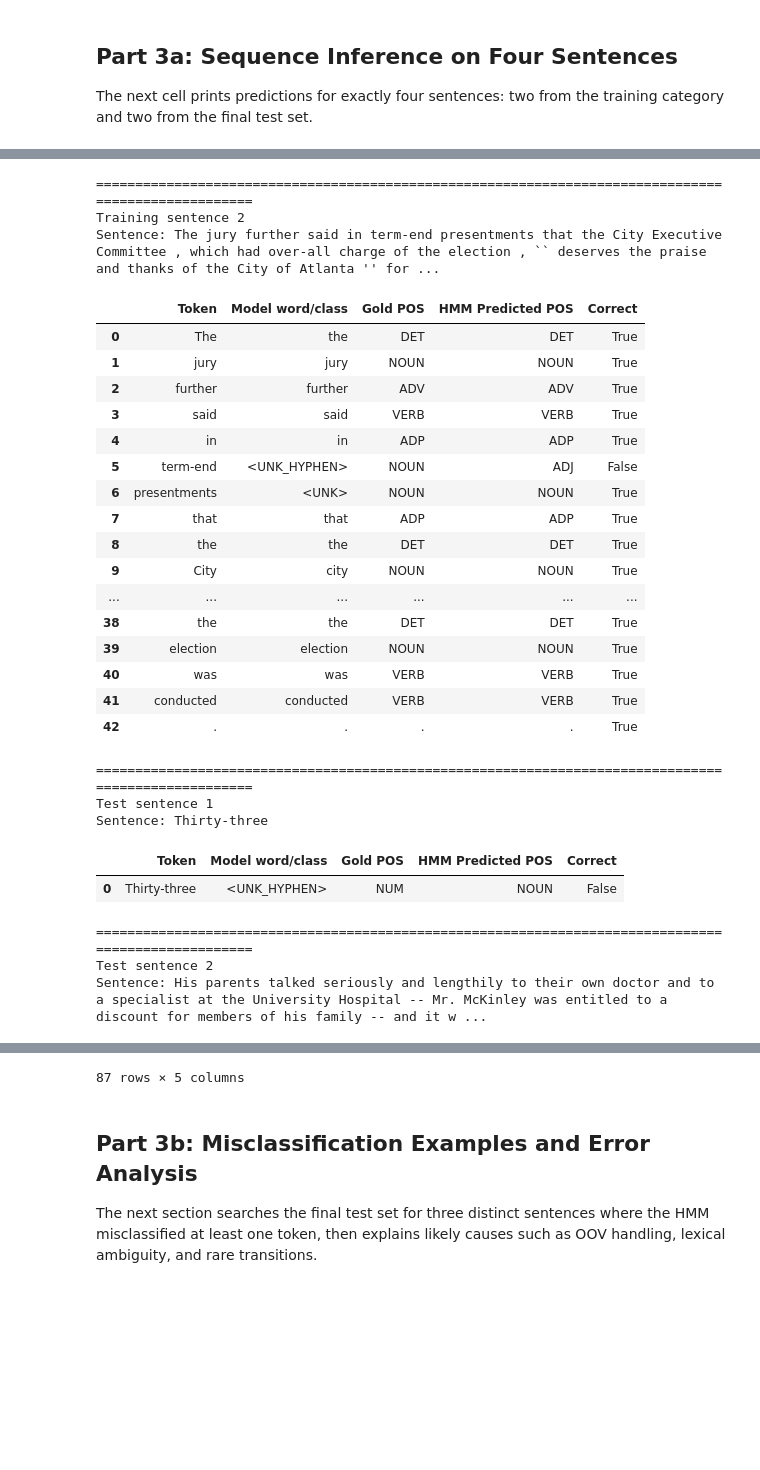
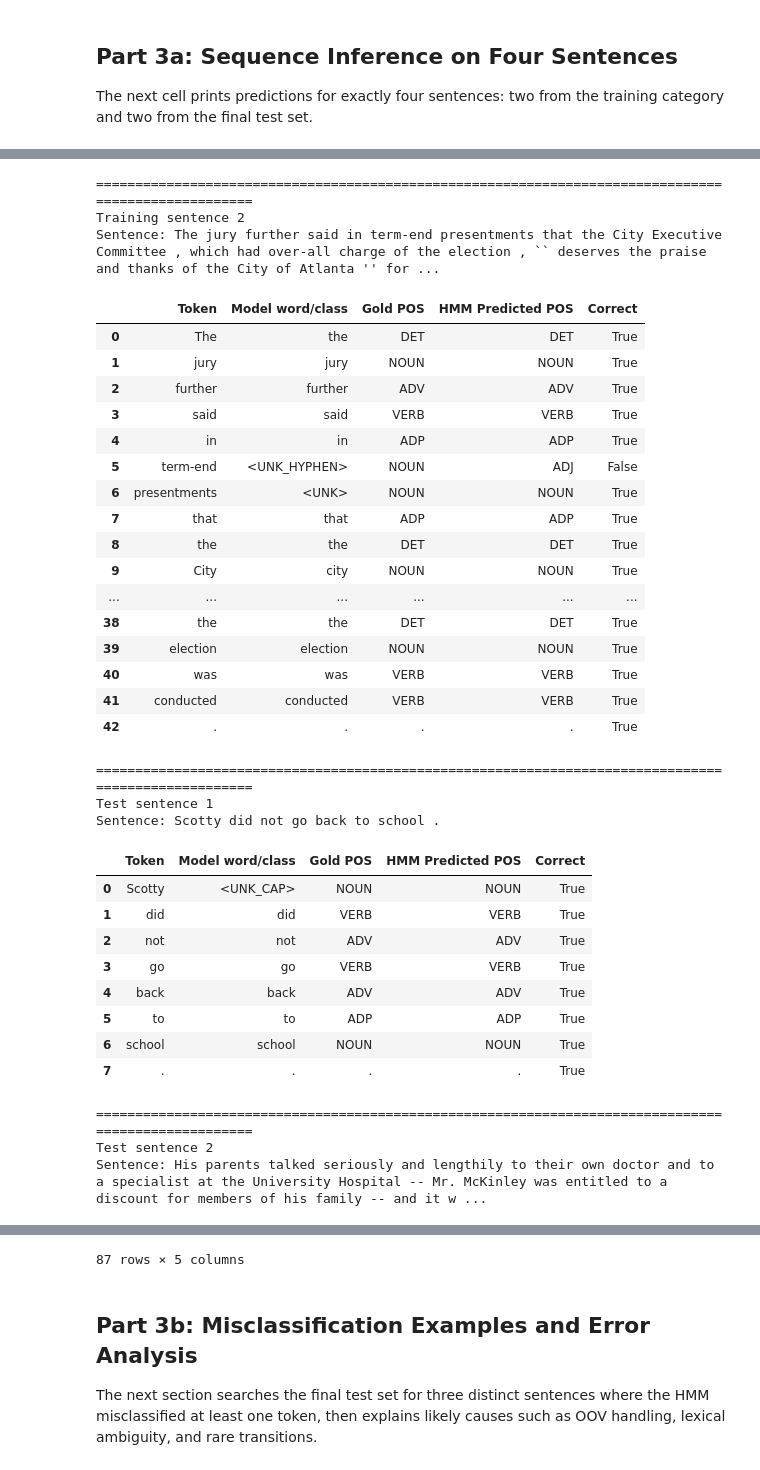
Before and after one commit to 2025ab05180/Sem2-NLP-Assignment-1, a Jupyter notebook: notebooks/Group_108_HMM_POS_Tagging.ipynb, the cells around one changed output, grey strips where cells are left out. Cells and saved outputs as stored; diff of their text form; code cells hidden in the pictures; blank space fills up the shorter version.

```diff
--- a/notebooks/Group_108_HMM_POS_Tagging.ipynb
+++ b/notebooks/Group_108_HMM_POS_Tagging.ipynb
@@ -296,26 +296,18 @@ The assignment specifies `news` for training and `fiction` for testing, and also
 # %%
 START_TAG = "<START>"
 END_TAG = "<END>"
-TEST_FRACTION = 0.20
 
 def padded_tags(sentence):
     return [START_TAG] + [tag for _, tag in sentence] + [END_TAG]
 
-rng = random.Random(SEED)
-fiction_indices = list(range(len(raw_fiction_sents)))
-rng.shuffle(fiction_indices)
-final_test_size = max(1, int(round(TEST_FRACTION * len(raw_fiction_sents))))
-final_test_indices = sorted(fiction_indices[:final_test_size])
-heldout_test_sents = [raw_fiction_sents[index] for index in final_test_indices]
-remaining_fiction_sents = [raw_fiction_sents[index] for index in sorted(fiction_indices[final_test_size:])]
+heldout_test_sents = raw_fiction_sents
 
 split_summary = pd.DataFrame(
     [
         ["HMM training category", TRAIN_CATEGORY],
         ["HMM training sentences", len(raw_train_sents)],
         ["External test category", TEST_CATEGORY],
-        ["Final 20 percent fiction test sentences", len(heldout_test_sents)],
-        ["Remaining fiction sentences reserved for exploration", len(remaining_fiction_sents)],
+        ["Final fiction test sentences", len(heldout_test_sents)],
     ],
     columns=["Item", "Value"],
 )
@@ -557,11 +548,22 @@ Smoke-test decoded tags for first training sentence:
 
 The next cell prints predictions for exactly four sentences: two from the training category and two from the final test set.
 # %%
+def pick_non_trivial(sentences, count, min_tokens=5):
+    selected = []
+    for sentence in sentences:
+        if len(sentence) >= min_tokens:
+            selected.append(sentence)
+            if len(selected) == count:
+                break
+    return selected
+
+test_examples = pick_non_trivial(heldout_test_sents, count=2)
+
 example_sentences = [
     ("Training sentence 1", raw_train_sents[0]),
     ("Training sentence 2", raw_train_sents[1]),
-    ("Test sentence 1", heldout_test_sents[0]),
-    ("Test sentence 2", heldout_test_sents[1]),
+    ("Test sentence 1", test_examples[0]),
+    ("Test sentence 2", test_examples[1]),
 ]
 
 for label, sentence in example_sentences:
@@ -586,35 +588,42 @@ Sentence: The Fulton County Grand Jury said Friday an investigation of Atlanta's
 | 9 | of | of | ADP | ADP | True |
 | ... | ... | ... | ... | ... | ... |
 | 20 | any | any | DET | DET | True |
 | 21 | irregularities | irregularities | NOUN | NOUN | True |
 | 22 | took | took | VERB | VERB | True |
 | 23 | place | place | NOUN | NOUN | True |
 | 24 | . | . | . | . | True |
 ====================================================================================================
 Training sentence 2
 Sentence: The jury further said in term-end presentments that the City Executive Committee , which had over-all charge of the election , `` deserves the praise and thanks of the City of Atlanta '' for ...
 |  | Token | Model word/class | Gold POS | HMM Predicted POS | Correct |
 | 0 | The | the | DET | DET | True |
 | 1 | jury | jury | NOUN | NOUN | True |
 | 2 | further | further | ADV | ADV | True |
 | 3 | said | said | VERB | VERB | True |
 | 4 | in | in | ADP | ADP | True |
 | 5 | term-end | <UNK_HYPHEN> | NOUN | ADJ | False |
 | 6 | presentments | <UNK> | NOUN | NOUN | True |
 | 7 | that | that | ADP | ADP | True |
 | 8 | the | the | DET | DET | True |
 | 9 | City | city | NOUN | NOUN | True |
 | ... | ... | ... | ... | ... | ... |
 | 38 | the | the | DET | DET | True |
 | 39 | election | election | NOUN | NOUN | True |
 | 40 | was | was | VERB | VERB | True |
 | 41 | conducted | conducted | VERB | VERB | True |
 | 42 | . | . | . | . | True |
 ====================================================================================================
 Test sentence 1
-Sentence: Thirty-three
+Sentence: Scotty did not go back to school .
 |  | Token | Model word/class | Gold POS | HMM Predicted POS | Correct |
-| 0 | Thirty-three | <UNK_HYPHEN> | NUM | NOUN | False |
+| 0 | Scotty | <UNK_CAP> | NOUN | NOUN | True |
+| 1 | did | did | VERB | VERB | True |
+| 2 | not | not | ADV | ADV | True |
+| 3 | go | go | VERB | VERB | True |
+| 4 | back | back | ADV | ADV | True |
+| 5 | to | to | ADP | ADP | True |
+| 6 | school | school | NOUN | NOUN | True |
+| 7 | . | . | . | . | True |
 ====================================================================================================
 Test sentence 2
 Sentence: His parents talked seriously and lengthily to their own doctor and to a specialist at the University Hospital -- Mr. McKinley was entitled to a discount for members of his family -- and it w ...
```
Also changed, not shown: parts of 11 cells of this notebook, 10 other files.
